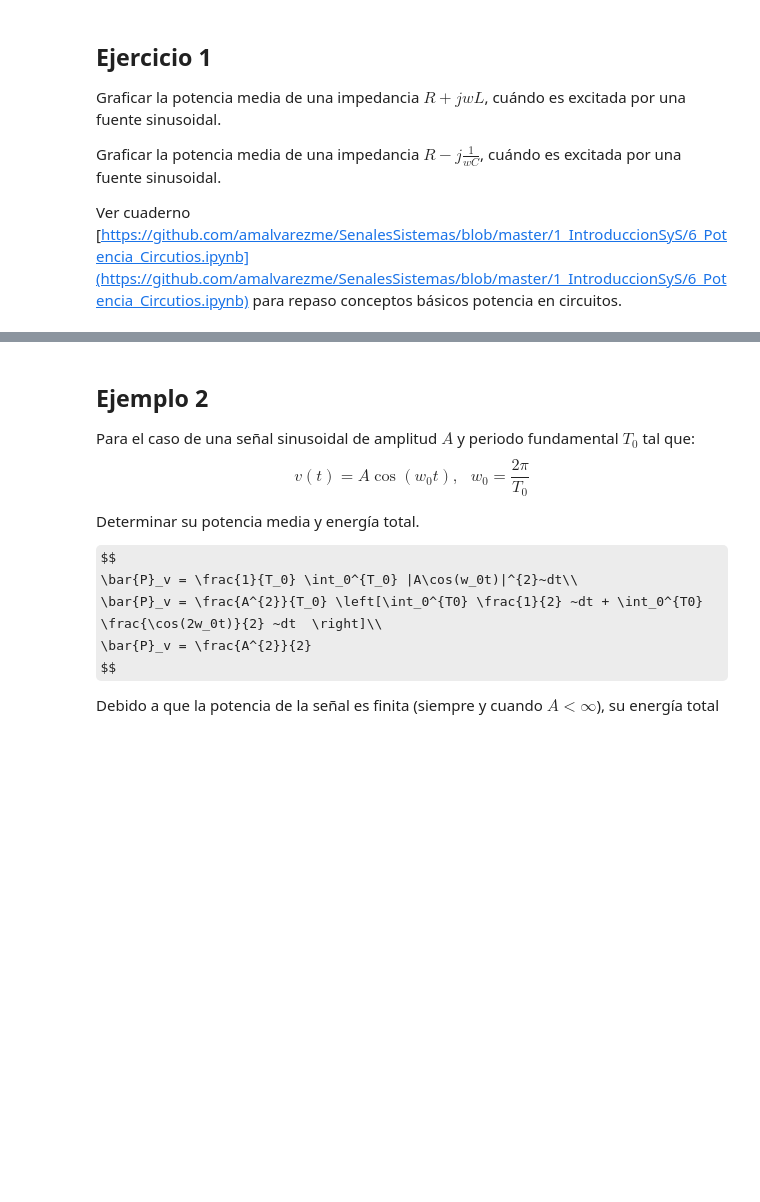
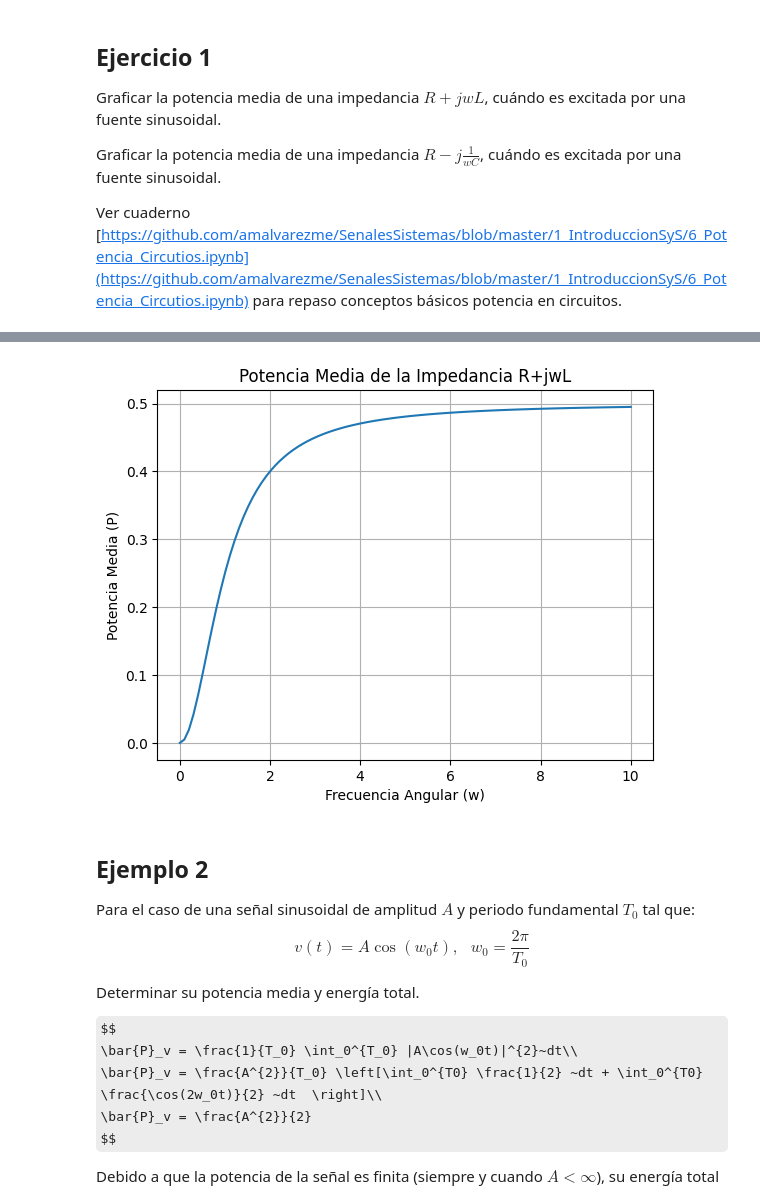
Before and after one commit to laduqueo/Senales_y_Sistemas, a Jupyter notebook: cuaderno_5.ipynb, the cells around one changed output, grey strips where cells are left out. Saved outputs shown, nothing was run; the diff lists cells and outputs as text; code cells hidden in the pictures; some formulas as TeX source; blank space fills up the shorter version.

```diff
--- a/cuaderno_5.ipynb
+++ b/cuaderno_5.ipynb
@@ -215,3 +230,18 @@ Ver cuaderno [https://github.com/amalvarezme/SenalesSistemas/blob/master/1_Intro
+# %%
+R = 1  # Resistencia
+C = 1  # Inductancia
+w = np.linspace(0, 10, 100)  # Rango de frecuencia angular
+Z = R - 1j * 1/(w * C)  # Impedancia
+V = 1  # Amplitud de la fuente sinusoidal
+P = (V**2 / (2 * np.abs(Z)**2)) * R  # Potencia media
+plt.plot(w, P)
+plt.xlabel('Frecuencia Angular (w)')
+plt.ylabel('Potencia Media (P)')
+plt.title('Potencia Media de la Impedancia R+jwL')
+plt.grid(True)
+plt.show()
+# %% [output]
+[figure, added]
 # %% [markdown]
 ## Ejemplo 2
 
```
Also changed, not shown: parts of 9 cells of this notebook.
